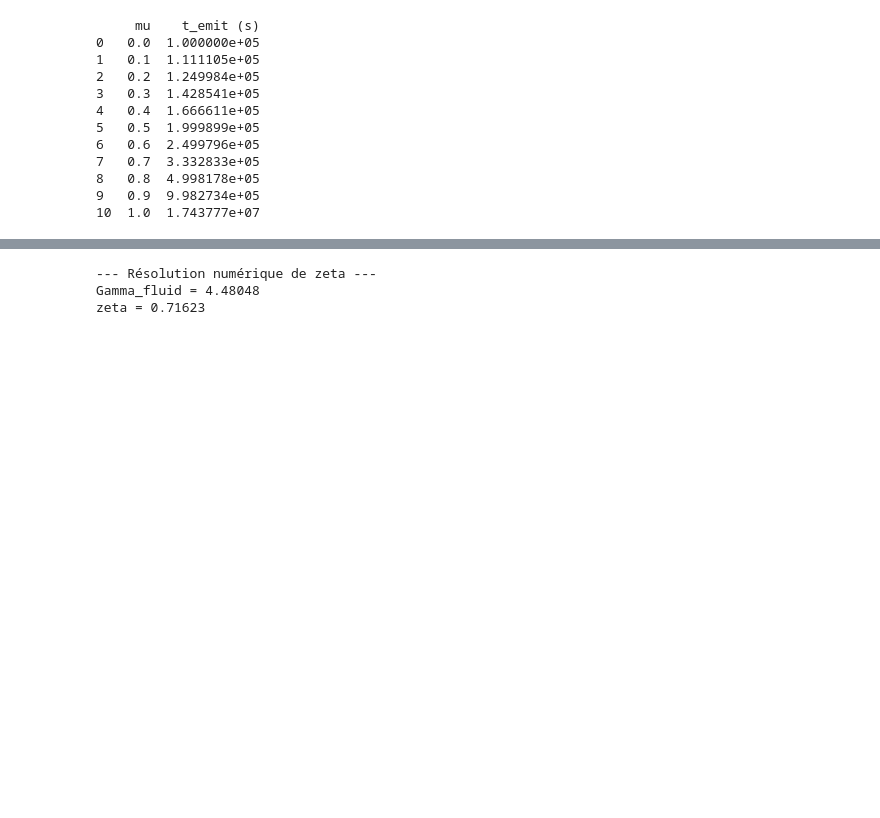
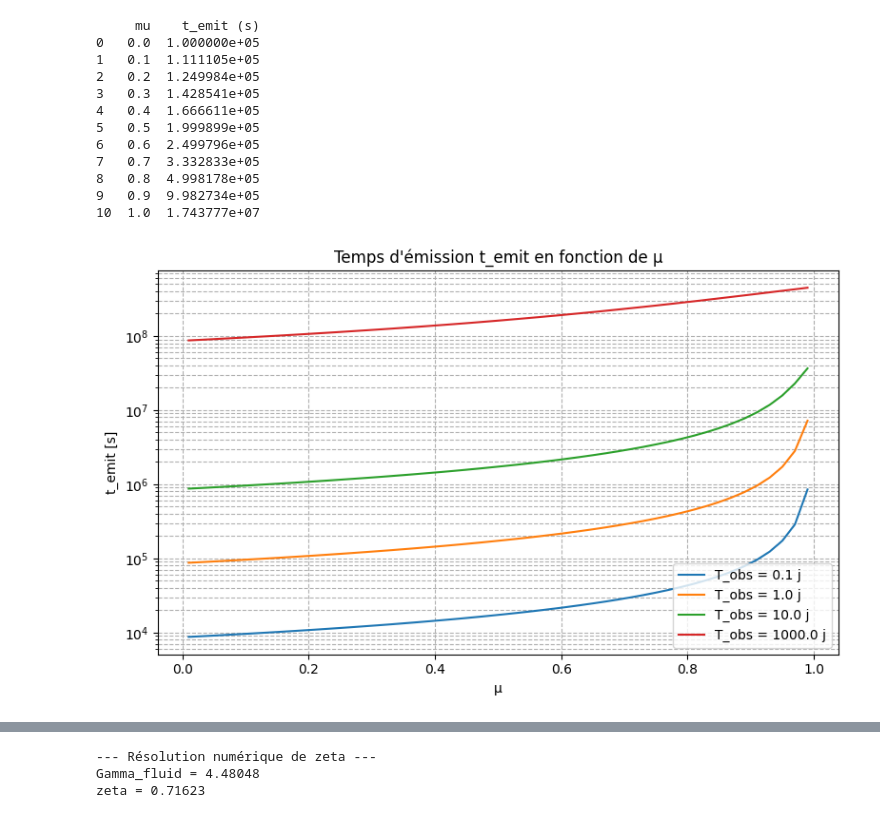
Before and after one commit to KSourya/Stage-M1, a Jupyter notebook: Stage_GRB.ipynb, the cells around one changed output, grey strips where cells are left out. Cells and saved outputs as stored; diff of their text form; code cells hidden in the pictures; blank space fills up the shorter version.

```diff
--- a/Stage_GRB.ipynb
+++ b/Stage_GRB.ipynb
@@ -247,3 +247,24 @@ print(df)
 8   0.8  4.998178e+05
 9   0.9  9.982734e+05
 10  1.0  1.743777e+07
+# %%
+# Figure 1 : t_emit en fonction de mu
+jours = np.array([0.1, 1, 10, 1000])
+T_values = jours * 24 * 3600
+mu_values = np.linspace(0.01, 0.99, 50)
+
+plt.figure(figsize=(8, 5))
+for T in T_values:
+ jet = OnAxisJet()
+ t_emit_values = [jet.solve_emission_time(T, mu) for mu in mu_values]
+ plt.plot(mu_values, t_emit_values, label=f'T_obs = {T/86400:.1f} j')
+plt.xlabel('μ')
+plt.ylabel('t_emit [s]')
+plt.title('Temps d\'émission t_emit en fonction de μ')
+plt.yscale('log')
+plt.grid(True, which='both', ls='--')
+plt.legend()
+plt.tight_layout()
+plt.show()
+# %% [output]
+[figure, added]
```
Also changed, not shown: parts of 3 cells of this notebook.
